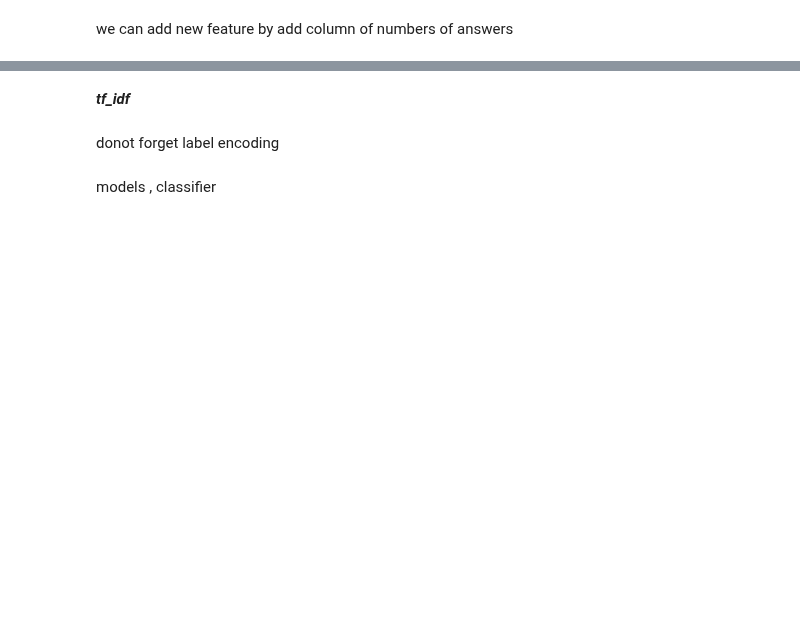
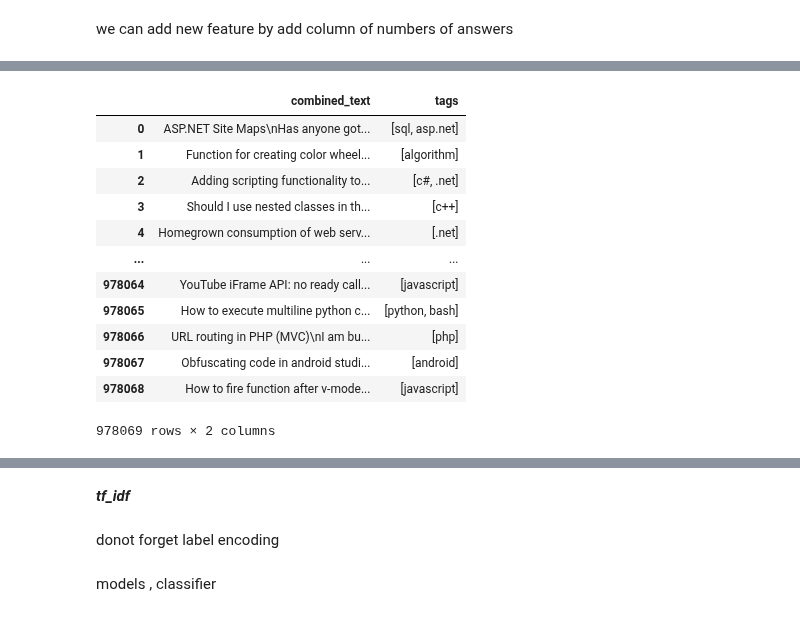
Before and after one commit to abdelrahman-7474/NLP_Question-tagging, a Jupyter notebook: nlp-question-tagging.ipynb, the cells around one changed output, grey strips where cells are left out. Cells and saved outputs as stored; diff of their text form; code cells hidden in the pictures; blank space fills up the shorter version.

```diff
--- a/nlp-question-tagging.ipynb
+++ b/nlp-question-tagging.ipynb
@@ -270,0 +242,17 @@ print(answers.notnull().sum()/answers.shape[0])
+# %%
+merged_df.drop(['Id', 'OwnerUserId', 'CreationDate', 'ClosedDate', 'Score', 'has_link',
+       ],axis=True)
+# %% [output]
+|  | combined_text | tags |
+| 0 | ASP.NET Site Maps\nHas anyone got... | [sql, asp.net] |
+| 1 | Function for creating color wheel... | [algorithm] |
+| 2 | Adding scripting functionality to... | [c#, .net] |
+| 3 | Should I use nested classes in th... | [c++] |
+| 4 | Homegrown consumption of web serv... | [.net] |
+| ... | ... | ... |
+| 978064 | YouTube iFrame API: no ready call... | [javascript] |
+| 978065 | How to execute multiline python c... | [python, bash] |
+| 978066 | URL routing in PHP (MVC)\nI am bu... | [php] |
+| 978067 | Obfuscating code in android studi... | [android] |
+| 978068 | How to fire function after v-mode... | [javascript] |
+978069 rows × 2 columns
```
Also changed, not shown: parts of 63 cells of this notebook.
